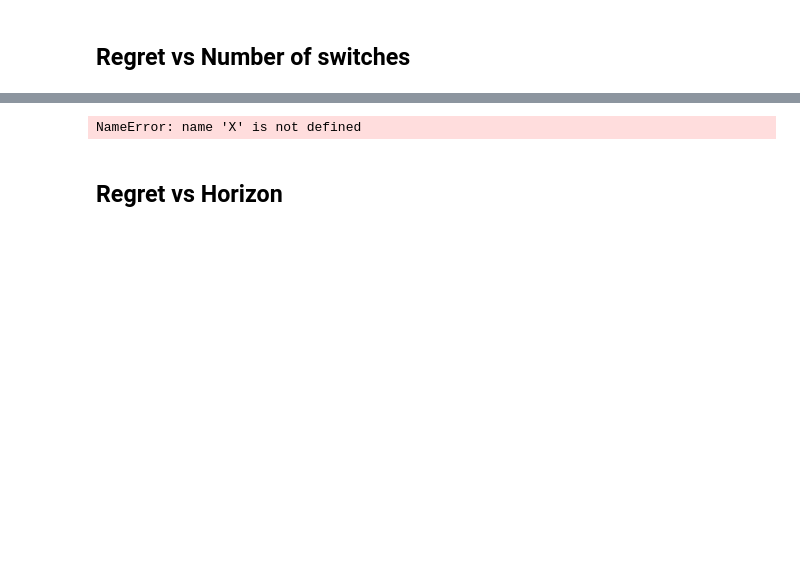
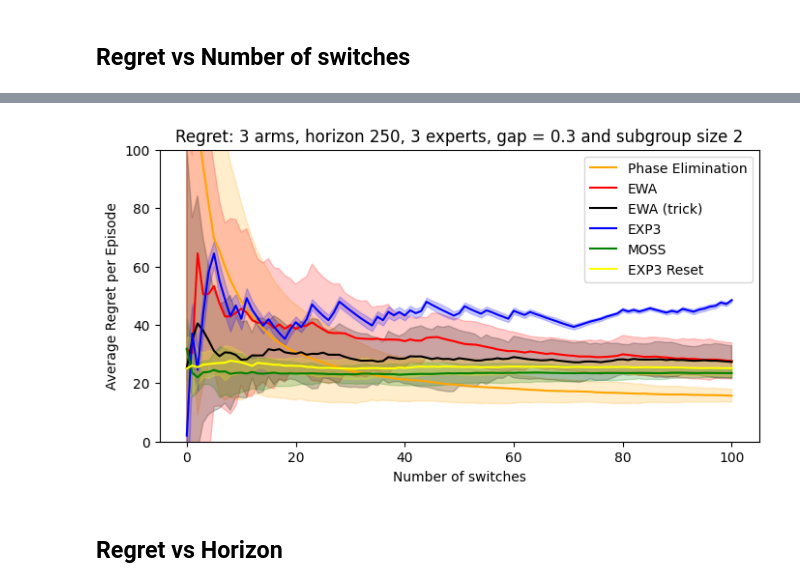
Before and after one commit to duongnhatthang/meta-bandit, a Jupyter notebook: main.ipynb, the cells around one changed output, grey strips where cells are left out. Drawn from its saved outputs; the diff is of its cells as text; code cells hidden in the pictures; blank space fills up the shorter version.

Commit message:
added phase elimination

```diff
--- a/main.ipynb
+++ b/main.ipynb
@@ -55,34 +56,38 @@ NameError: name 'utils' is not defined
 # %%
 indices = np.arange(0, X.shape[0], kwargs['switches_cache_step']).astype(int)
 meta_Y = np.mean(meta_regrets, axis=0)
 meta_dY = 2*np.sqrt(np.var(meta_regrets, axis=0))
+metaPE_Y = np.mean(metaPE_regrets, axis=0)
+metaPE_dY = 2*np.sqrt(np.var(metaPE_regrets, axis=0))
 meta_trick_Y = np.mean(meta_trick_regrets, axis=0)
 meta_trick_dY = 2*np.sqrt(np.var(meta_trick_regrets, axis=0))
 exp3_Y = np.mean(exp3_regrets, axis=0)
 exp3_dY = 2*np.sqrt(np.var(exp3_regrets, axis=0))
 exp3_reset_Y = np.mean(exp3_reset_regrets, axis=0)
 exp3_reset_dY = 2*np.sqrt(np.var(exp3_reset_regrets, axis=0))
 moss_Y = np.mean(moss_regrets, axis=0)
 moss_dY = 2*np.sqrt(np.var(moss_regrets, axis=0))
-plt.plot(X, meta_Y, '-', color='red', label = "Our")
+plt.plot(X, metaPE_Y, '-', color='orange', label = "Phase Elimination")
+plt.fill_between(X, metaPE_Y - metaPE_dY, metaPE_Y + metaPE_dY, color='orange', alpha=0.2)
+plt.plot(X, meta_Y, '-', color='red', label = "EWA")
 plt.fill_between(X, meta_Y - meta_dY, meta_Y + meta_dY, color='red', alpha=0.2)
-plt.plot(X, meta_trick_Y, '-', color='black', label = "Our (trick)")
+plt.plot(X, meta_trick_Y, '-', color='black', label = "EWA (trick)")
 plt.fill_between(X, meta_trick_Y - meta_trick_dY, meta_trick_Y + meta_trick_dY, color='black', alpha=0.2)
 plt.plot(X, exp3_Y, '-', color='blue', label = "EXP3")
 plt.fill_between(X, exp3_Y - exp3_dY, exp3_Y + exp3_dY, color='blue', alpha=0.2)
 plt.plot(X, moss_Y, '-', color='green', label = "MOSS")
 plt.fill_between(X, moss_Y - moss_dY, moss_Y + moss_dY, color='green', alpha=0.2)
 plt.plot(X, exp3_reset_Y, '-', color='yellow', label = "EXP3 Reset")
 plt.fill_between(X, exp3_reset_Y - exp3_reset_dY, exp3_reset_Y + exp3_reset_dY, color='yellow', alpha=0.2)
 plt.xlabel(xlabel)
 plt.ylabel(ylabel)
-plt.ylim([0.8, 1.7])
+plt.ylim([0, 100])
 # plt.yscale('log')
 plt.legend()
 plt.title(title)
 pass
 # %% [output]
-NameError: name 'X' is not defined
+[figure, added]
 # %% [markdown]
 ## Regret vs Horizon
 # %%
```
Also changed, not shown: parts of 9 cells of this notebook, 5 other files.
